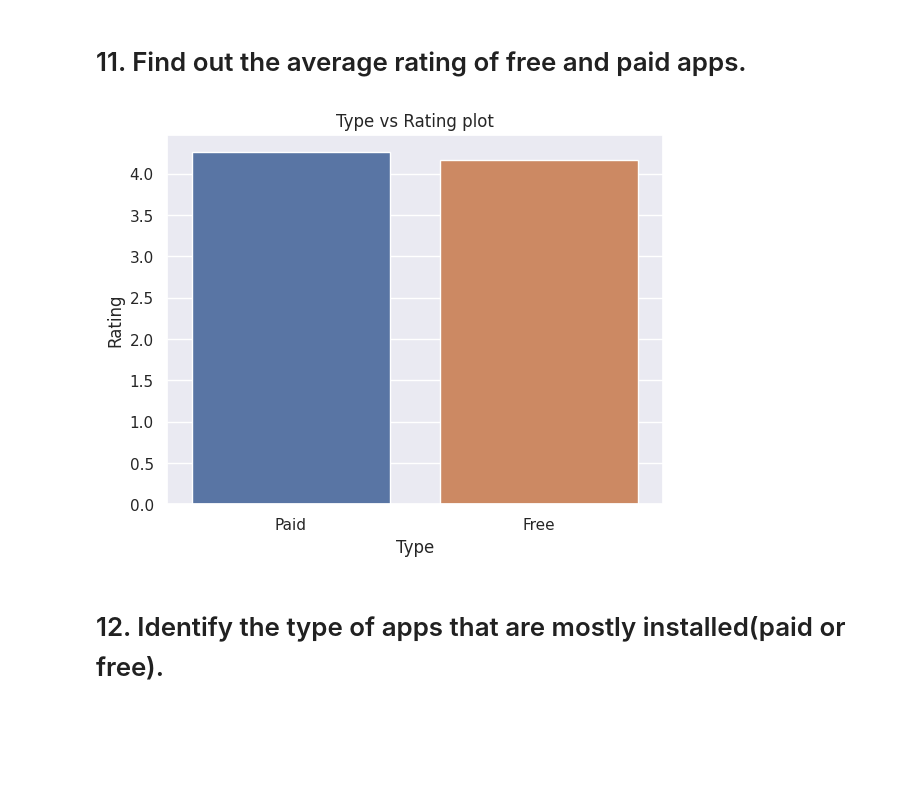
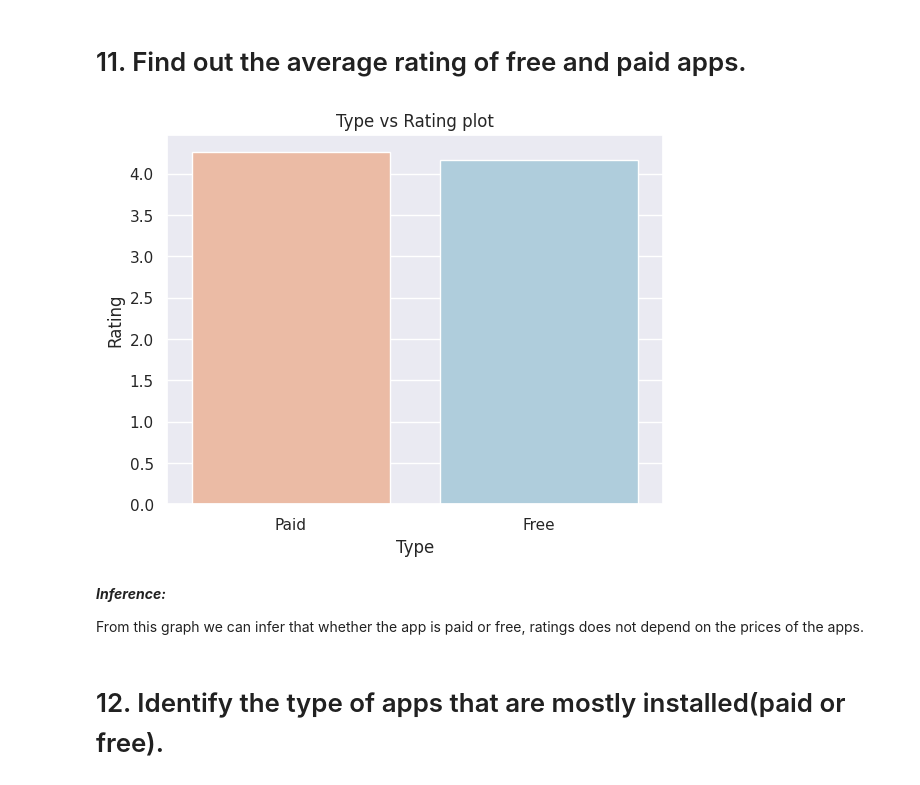
Before and after one commit to GourabR/Playstore_app_review_analysis, a Jupyter notebook: EDA_playstore_app_analysis.ipynb, the cells around one changed output. Drawn from its saved outputs; the diff is of its cells as text; code cells hidden in the pictures; blank space fills up the shorter version.

```diff
--- a/EDA_playstore_app_analysis.ipynb
+++ b/EDA_playstore_app_analysis.ipynb
@@ -1138,13 +1181,19 @@ plt.show()
 # %%
 # Creating group of type wise average rating and visualizing with barplot.
 type_rating = df.groupby('Type')['Rating'].mean().reset_index().sort_values(by = 'Rating', ascending = False)
+
 sns.set(style="darkgrid")
-sns.barplot(data = type_rating, x = 'Type', y = 'Rating')
+sns.barplot(data = type_rating, x = 'Type', y = 'Rating', palette = 'RdBu')
 
 plt.title('Type vs Rating plot')
+
 plt.show()
 # %% [output]
-[figure, old version]
+[figure, new version]
+# %% [markdown]
+***Inference:***
+
+From this graph we can infer that whether the app is paid or free, ratings does not depend on the prices of the apps.
 # %% [markdown]
 # 12. Identify the type of apps that are mostly installed(paid or free).
 # %%
```
Also changed, not shown: parts of 40 cells of this notebook.
